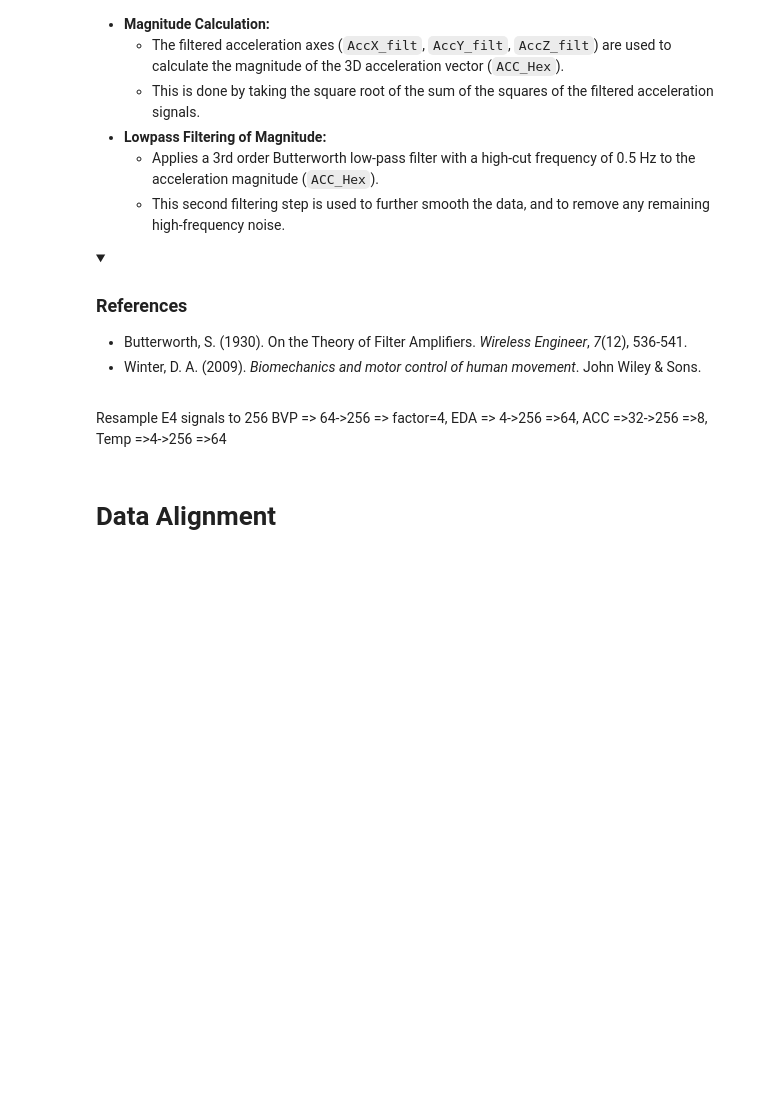
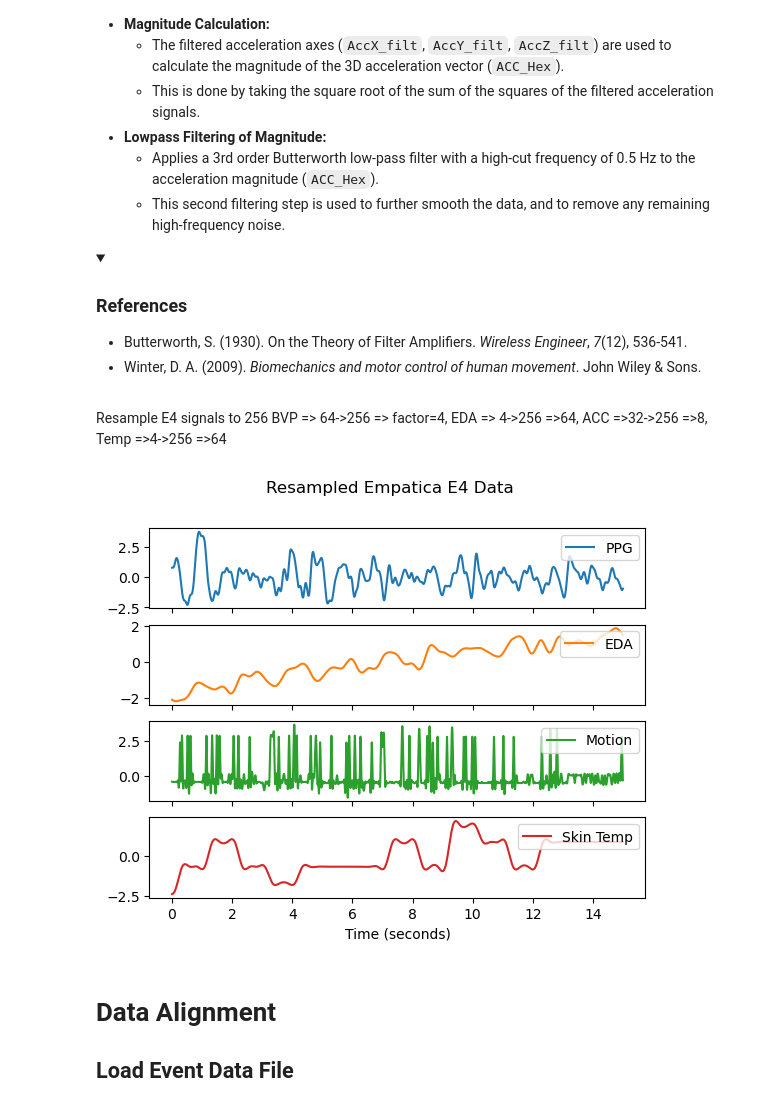
Before and after one commit to artjsalina5/Biosignal_process, a Jupyter notebook: Processing Pipeline.ipynb, the cells around one changed output. Drawn from its saved outputs; the diff is of its cells as text; code cells hidden in the pictures; folded sections open; blank space fills up the shorter version.

```diff
--- a/Processing Pipeline.ipynb
+++ b/Processing Pipeline.ipynb
@@ -547,24 +510,36 @@ plt.suptitle("Motion from E4");
 Resample E4 signals to 256
 BVP => 64->256 => factor=4, EDA => 4->256 =>64, ACC =>32->256 =>8, Temp =>4->256 =>64
 # %%
-ppg_up = nk.signal_resample(ppg_clean, desired_length=len(ecg_cleaned), sampling_rate=64, desired_sampling_rate=TARGET_SAMPLE_RATE, method='FFT')
-eda_up = nk.signal_resample(eda_clean, desired_length=len(ecg_cleaned), sampling_rate=4, desired_sampling_rate=TARGET_SAMPLE_RATE, method='FFT')
-e4_motion_up = nk.signal_resample(ACC_E4_clean, desired_length=len(ecg_cleaned), sampling_rate=32, desired_sampling_rate=TARGET_SAMPLE_RATE, method='FFT')
-temp_up = nk.signal_resample(Temp, desired_length=len(ecg_cleaned), sampling_rate=64, desired_sampling_rate=TARGET_SAMPLE_RATE, method='FFT')
+ppg_up = nk.signal_resample(BVP, sampling_rate=64, desired_sampling_rate=TARGET_SAMPLE_RATE, method='FFT')
 
-nk.signal_plot([ppg_up[460800:464640], eda_up[460800:464640], e4_motion_up[460800:464640], temp_up[460800:464640]], sampling_rate=256, subplots=True, standardize=True, labels=['PPG', 'EDA', 'Motion', 'Skin Temp'])
-plt.suptitle("Resampled Empatica E4 Data");
+#time_bvp = np.arange(len(BVP)) / 64
+#time_ppg = np.arange(len(ppg_up)) / 256
 
-e4_np = np.column_stack([ppg_up, eda_up, e4_motion_up, temp_up])
+#plt.figure()
+#plt.plot(time_bvp, BVP, label='Original PPG')
+#plt.plot(time_ppg, ppg_up, label='Resampled')
+#plt.legend()
+#plt.show
+eda_up = nk.signal_resample(EDA, desired_length=len(ppg_up), sampling_rate=4, desired_sampling_rate=TARGET_SAMPLE_RATE, method='poly')
 
-time_index_e4 = pd.date_range(
-    start=startTime_E4,
-    periods=len(e4_np),
-    freq=pd.Timedelta(1/fs, unit='s')
-)
+#time_eda = np.arange(len(EDA)) / 4
+#time_eda_up = np.arange(len(eda_up)) / 256
 
-time_e4 = pd.DataFrame(
-    e4_np,
-    index=time_index_e4,
-    columns=["PPG","EDA", "Motion E4", "Skin Temp"]
-)
+#plt.figure()
+#plt.plot(time_eda, EDA, label='original eda')
+#plt.plot(time_eda_up, eda_up, label='upsampled eda')
+#plt.legend()
+#plt.show
+# %%
+
+e4_accx_up = nk.signal_resample(acc_x, desired_length=len(ppg_up), sampling_rate=32, desired_sampling_rate=TARGET_SAMPLE_RATE, method='interpolate')
+e4_accy_up = nk.signal_resample(acc_y, desired_length=len(ppg_up), sampling_rate=32, desired_sampling_rate=TARGET_SAMPLE_RATE, method='interpolate')
+e4_accz_up = nk.signal_resample(acc_z, desired_length=len(ppg_up), sampling_rate=32, desired_sampling_rate=TARGET_SAMPLE_RATE, method='interpolate')
+e4_motion_up = nk.signal_resample(ACC_E4_raw, desired_length=len(ppg_up), sampling_rate=32, desired_sampling_rate=TARGET_SAMPLE_RATE, method='interpolate')
+
+temp_up = nk.signal_resample(Temp, desired_length=len(ppg_up), sampling_rate=64, desired_sampling_rate=TARGET_SAMPLE_RATE, method='interpolate')
+
+nk.signal_plot([ppg_up[460800:464640], eda_up[460800:464640], e4_motion_up[460800:464640], temp_up[460800:464640]], sampling_rate=256, subplots=True, standardize=True, labels=['PPG', 'EDA', 'Motion', 'Skin Temp'])
+plt.suptitle("Resampled Empatica E4 Data");
+# %% [output]
+[figure, added]
@@ -571,2 +560,4 @@ time_e4 = pd.DataFrame(
 # %% [markdown]
 # Data Alignment
+
+## Load Event Data File
```
Also changed, not shown: parts of 22 cells of this notebook, 3 other files.
